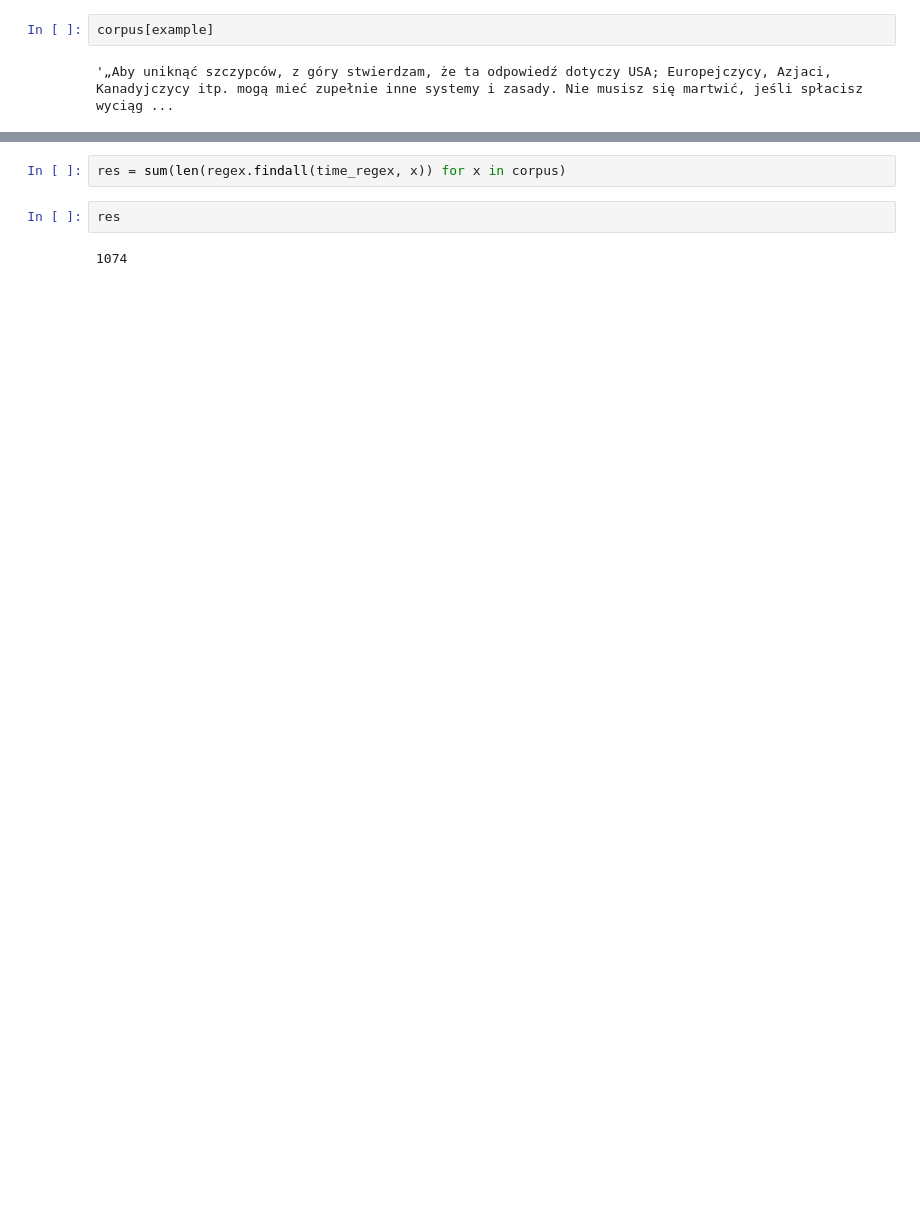
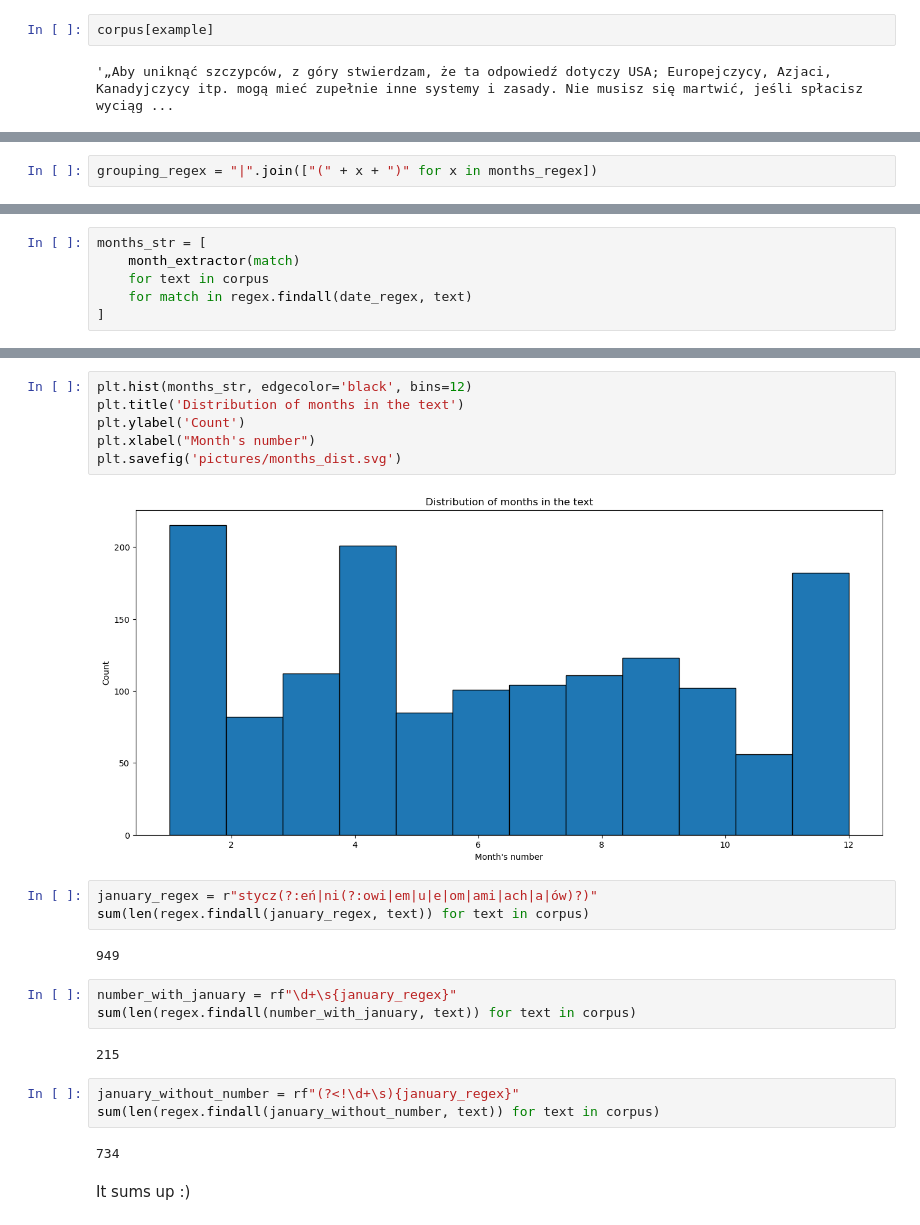
Before and after one commit to Thematiq/nlp, a Jupyter notebook: labs/lab1/lab1.ipynb, the cells around one changed output, grey strips where cells are left out. Cells and saved outputs as stored; diff of their text form; blank space fills up the shorter version.

```diff
--- a/labs/lab1/lab1.ipynb
+++ b/labs/lab1/lab1.ipynb
@@ -35,0 +71,2 @@ corpus[example]
+# %%
+grouping_regex = "|".join(["(" + x + ")" for x in months_regex])
@@ -35,0 +154,6 @@ corpus[example]
+# %%
+months_str = [
+    month_extractor(match)
+    for text in corpus
+    for match in regex.findall(date_regex, text)
+]
@@ -36,6 +176,25 @@ corpus[example]
+# %%
+plt.hist(months_str, edgecolor='black', bins=12)
+plt.title('Distribution of months in the text')
+plt.ylabel('Count')
+plt.xlabel("Month's number")
+plt.savefig('pictures/months_dist.svg')
+# %% [output]
+[figure, added]
+# %%
+january_regex = r"stycz(?:eń|ni(?:owi|em|u|e|om|ami|ach|a|ów)?)"
+sum(len(regex.findall(january_regex, text)) for text in corpus)
+# %% [output]
+949
 # %%
-res = sum(len(regex.findall(time_regex, x)) for x in corpus)
+number_with_january = rf"\d+\s{january_regex}"
+sum(len(regex.findall(number_with_january, text)) for text in corpus)
+# %% [output]
+215
-# %%
-res
-# %% [output]
-1074
+# %%
+january_without_number = rf"(?<!\d+\s){january_regex}"
+sum(len(regex.findall(january_without_number, text)) for text in corpus)
+# %% [output]
+734
+# %% [markdown]
+It sums up :)
```
Also changed, not shown: parts of 21 cells of this notebook, 2 other files.
